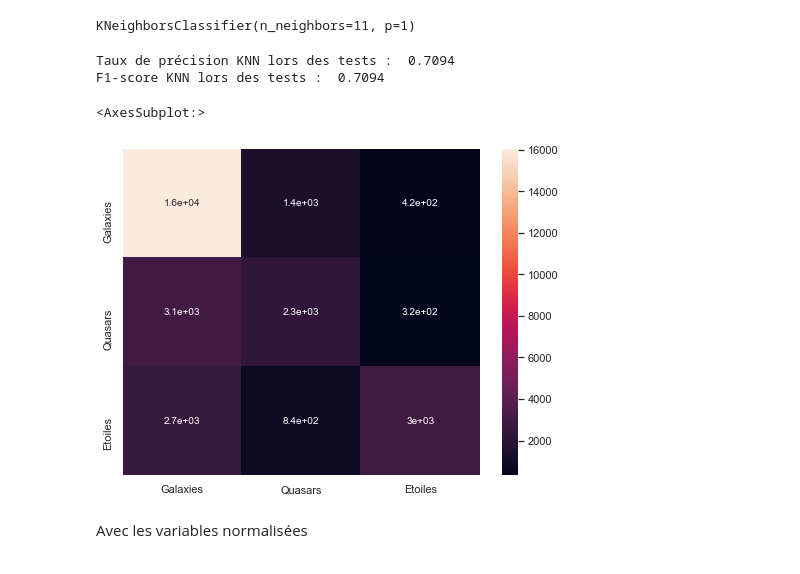
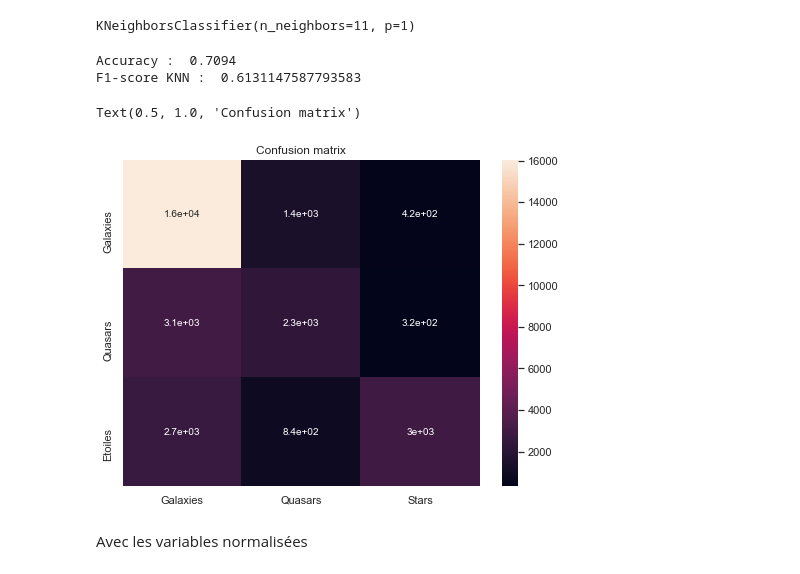
Before and after one commit to MohamedNennouche/stellar-classification, a Jupyter notebook: notebook-stellar.ipynb, the cells around one changed output. Saved outputs shown, nothing was run; the diff lists cells and outputs as text; code cells hidden in the pictures.

```diff
--- a/notebook-stellar.ipynb
+++ b/notebook-stellar.ipynb
@@ -403,16 +217,17 @@ knn.fit(fv_train,etiq_train)
 KNeighborsClassifier(n_neighbors=11, p=1)
 # %%
 yknn=knn.predict(fv_test)
-print("Taux de précision KNN lors des tests : ",metrics.accuracy_score(etiq_test, yknn))
-print("F1-score KNN lors des tests : ",metrics.f1_score(etiq_test, yknn, average='weighted'))
+print("Accuracy : ",metrics.accuracy_score(etiq_test, yknn))
+print("F1-score KNN : ",metrics.f1_score(etiq_test, yknn, average='macro'))
 
 plt.figure(figsize=(8,6))
-sns.heatmap(metrics.confusion_matrix(etiq_test, yknn), annot=True, annot_kws={"size": 10}, yticklabels=["Galaxies", "Quasars", "Etoiles"], xticklabels=["Galaxies", "Quasars", "Etoiles"])
+sns.heatmap(metrics.confusion_matrix(etiq_test, yknn), annot=True, annot_kws={"size": 10}, yticklabels=["Galaxies", "Quasars", "Etoiles"], xticklabels=["Galaxies", "Quasars", "Stars"])
+plt.title('Confusion matrix')
 # %% [output]
-Taux de précision KNN lors des tests :  0.7094
-F1-score KNN lors des tests :  0.7094
+Accuracy :  0.7094
+F1-score KNN :  0.6131147587793583
-<AxesSubplot:>
+Text(0.5, 1.0, 'Confusion matrix')
-[figure, old version]
+[figure, new version]
 # %% [markdown]
 Avec les variables normalisées
 # %%
```
Also changed, not shown: parts of 44 cells of this notebook, 1 other file.
